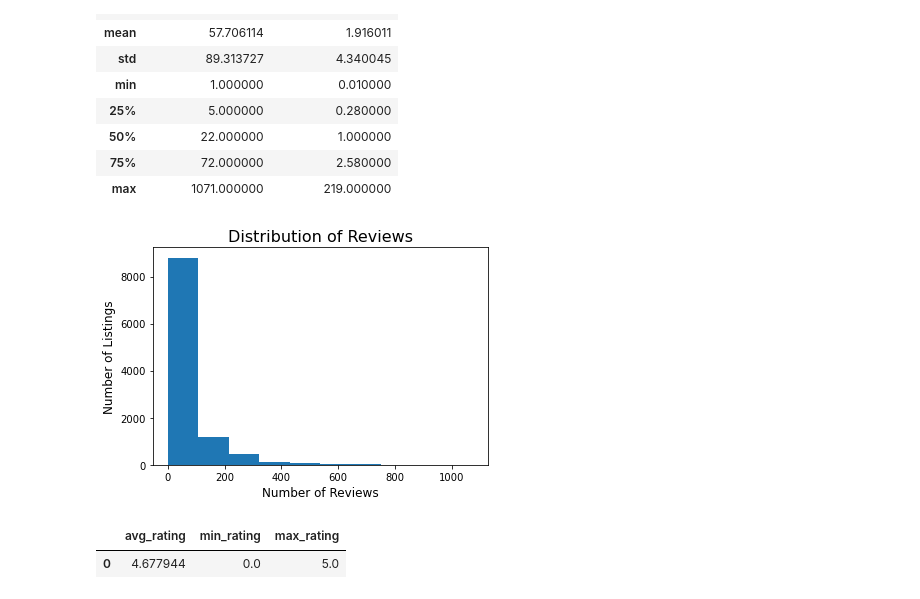
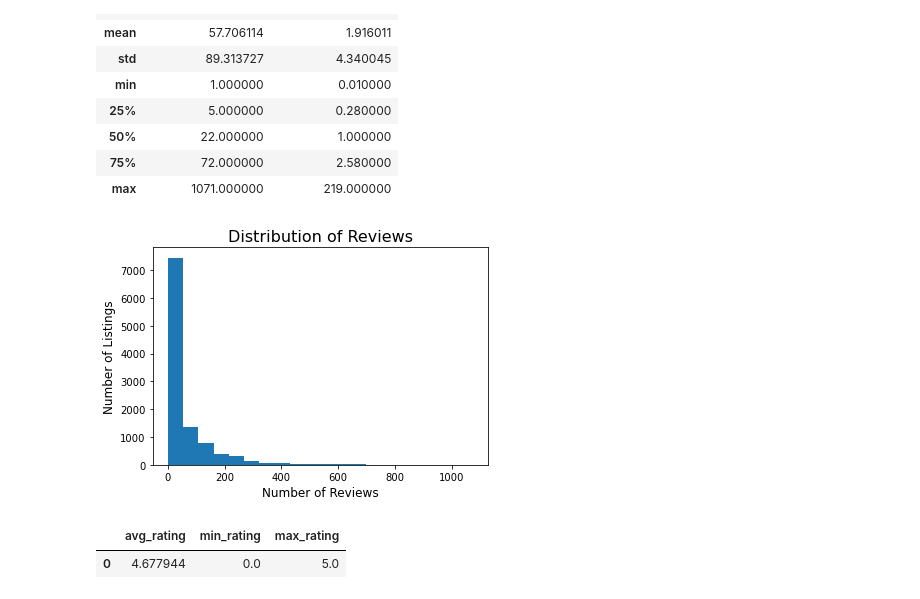
Before and after one commit to pemurp19/Airbnb-Listings, a Jupyter notebook: code/listings_eda.ipynb, the cells around one changed output. Saved outputs shown, nothing was run; the diff lists cells and outputs as text; code cells hidden in the pictures.

Commit message:
listings eda

```diff
--- a/code/listings_eda.ipynb
+++ b/code/listings_eda.ipynb
@@ -209,12 +209,12 @@ listings[['number_of_reviews', 'reviews_per_month']].describe()
 | 75% | 72.000000 | 2.580000 |
 | max | 1071.000000 | 219.000000 |
 # %%
-plt.hist(x = listings['number_of_reviews'])
+plt.hist(x = listings['number_of_reviews'], bins = 20)
 plt.title('Distribution of Reviews', fontsize = 16)
 plt.xlabel('Number of Reviews', fontsize = 12)
 plt.ylabel('Number of Listings', fontsize = 12);
 # %% [output]
-[figure, old version]
+[figure, new version]
 # %%
 sql = """
 SELECT AVG(rating) AS avg_rating, MIN(rating) AS min_rating, MAX(rating) AS max_rating
```
Also changed, not shown: parts of 27 cells of this notebook, 2 other files.
